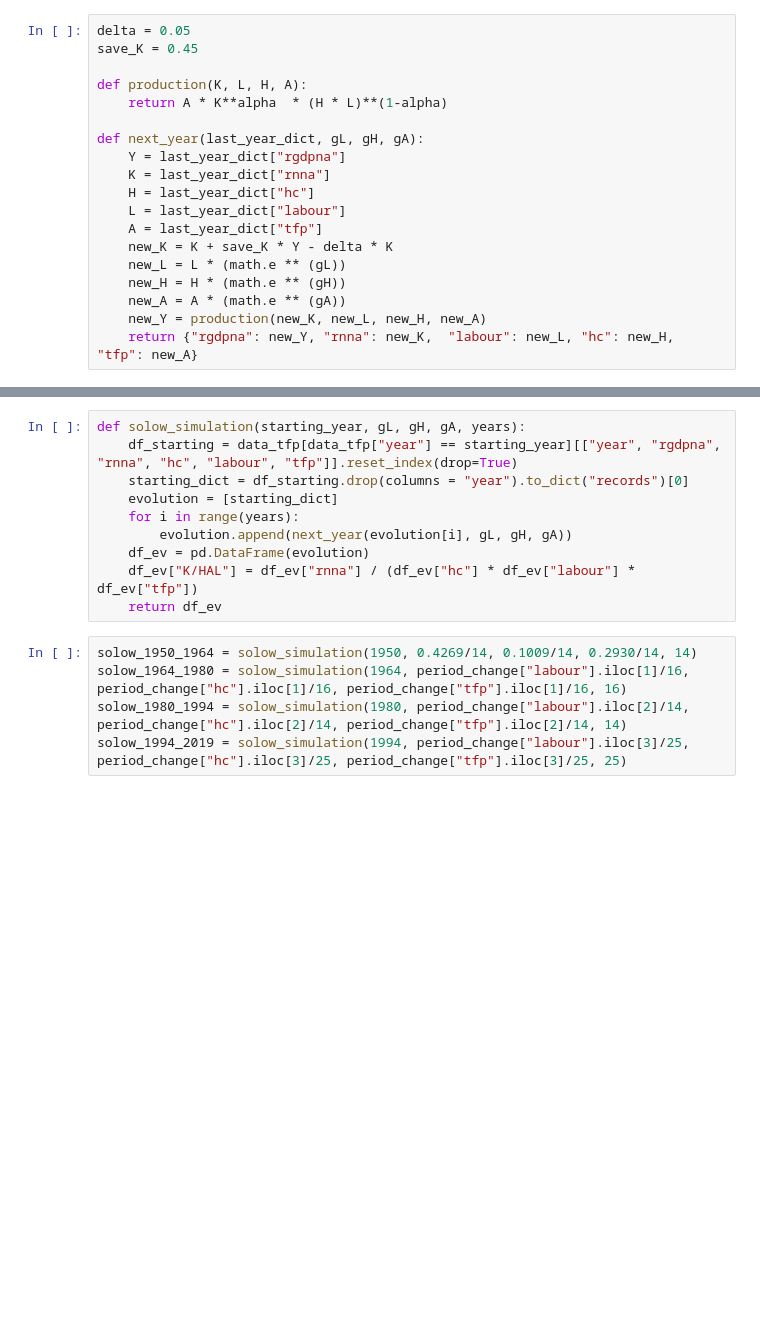
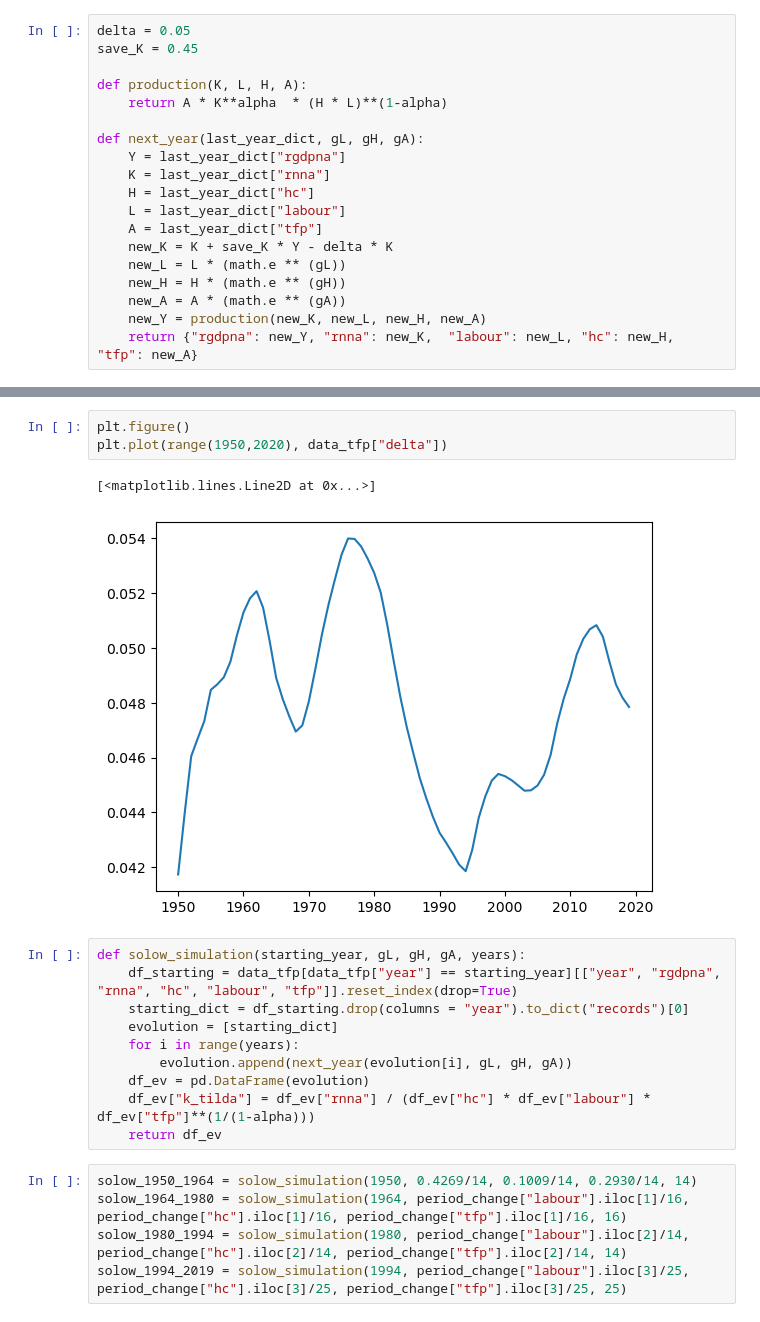
Before and after one commit to Jessie-Fung/ec2b1-brazil, a Jupyter notebook: code/code.ipynb, the cells around one changed output, grey strips where cells are left out. Drawn from its saved outputs; the diff is of its cells as text; blank space fills up the shorter version.

```diff
--- a/code/code.ipynb
+++ b/code/code.ipynb
@@ -637,3 +645,9 @@ def next_year(last_year_dict, gL, gH, gA):
+# %%
+plt.figure()
+plt.plot(range(1950,2020), data_tfp["delta"])
+# %% [output]
+[<matplotlib.lines.Line2D at 0x...>]
+[figure, added]
 # %%
 def solow_simulation(starting_year, gL, gH, gA, years):
     df_starting = data_tfp[data_tfp["year"] == starting_year][["year", "rgdpna", "rnna", "hc", "labour", "tfp"]].reset_index(drop=True)
@@ -642,7 +656,7 @@ def solow_simulation(starting_year, gL, gH, gA, years):
     for i in range(years):
         evolution.append(next_year(evolution[i], gL, gH, gA))
     df_ev = pd.DataFrame(evolution)
-    df_ev["K/HAL"] = df_ev["rnna"] / (df_ev["hc"] * df_ev["labour"] * df_ev["tfp"])
+    df_ev["k_tilda"] = df_ev["rnna"] / (df_ev["hc"] * df_ev["labour"] * df_ev["tfp"]**(1/(1-alpha)))
     return df_ev
 # %%
 solow_1950_1964 = solow_simulation(1950, 0.4269/14, 0.1009/14, 0.2930/14, 14)
```
Also changed, not shown: parts of 16 cells of this notebook.
